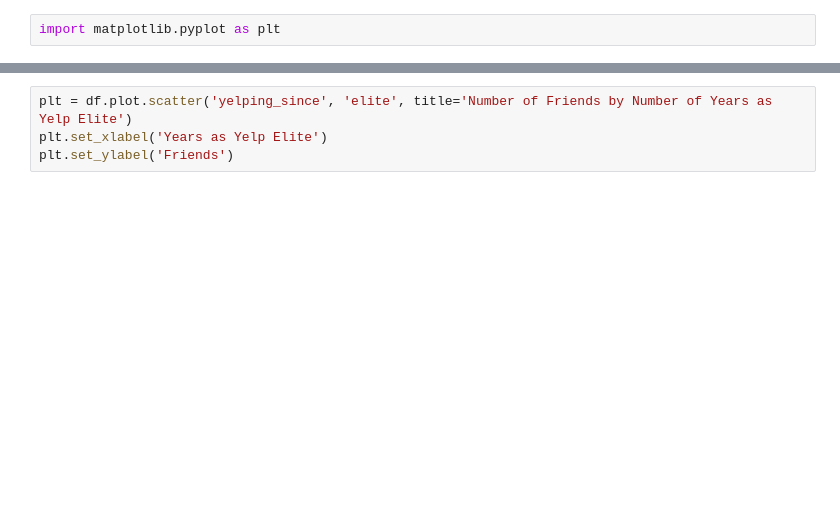
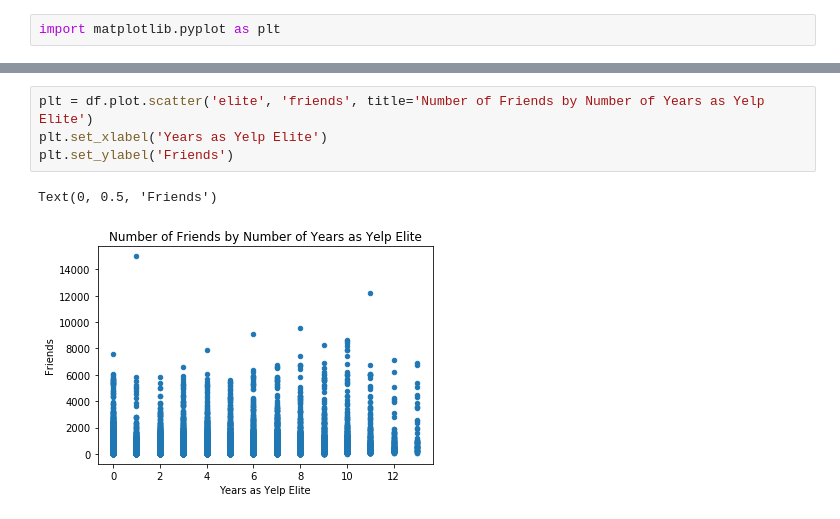
Before and after one commit to clqian/eda, a Jupyter notebook: part2.ipynb, the cells around one changed output, grey strips where cells are left out. Drawn from its saved outputs; the diff is of its cells as text; blank space fills up the shorter version.

```diff
--- a/part2.ipynb
+++ b/part2.ipynb
@@ -41,4 +101,7 @@ ax.set_xticklabels(['2004', '2006', '2008', '2010', '2012', '2014', '2016', '201
 # %%
-plt = df.plot.scatter('yelping_since', 'elite', title='Number of Friends by Number of Years as Yelp Elite')
+plt = df.plot.scatter('elite', 'friends', title='Number of Friends by Number of Years as Yelp Elite')
 plt.set_xlabel('Years as Yelp Elite')
 plt.set_ylabel('Friends')
+# %% [output]
+Text(0, 0.5, 'Friends')
+[figure, added]
```
Also changed, not shown: parts of 6 cells of this notebook.
